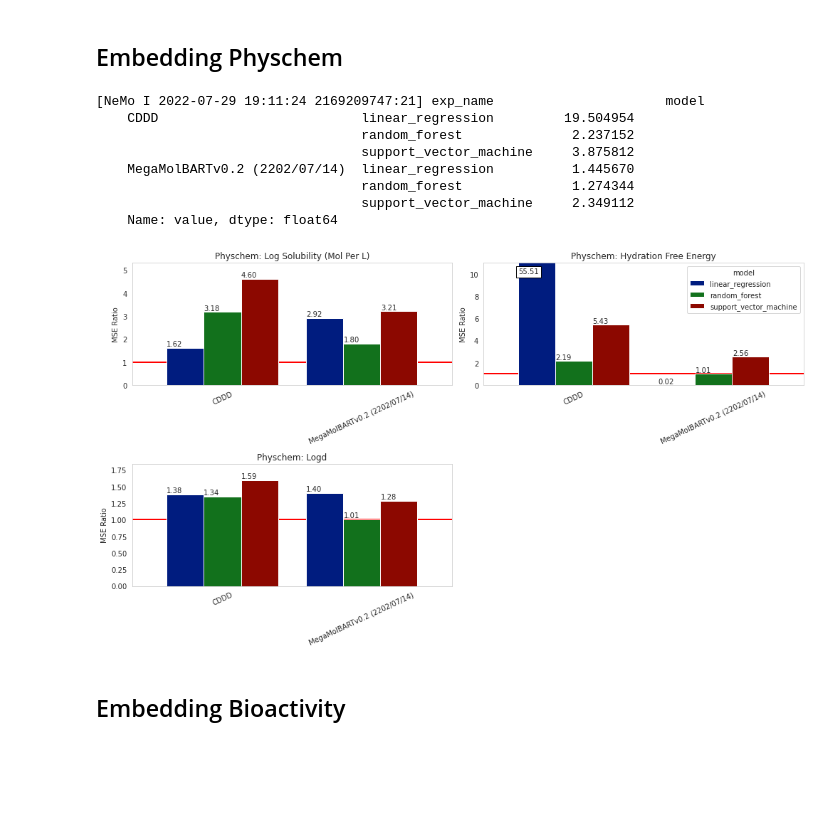
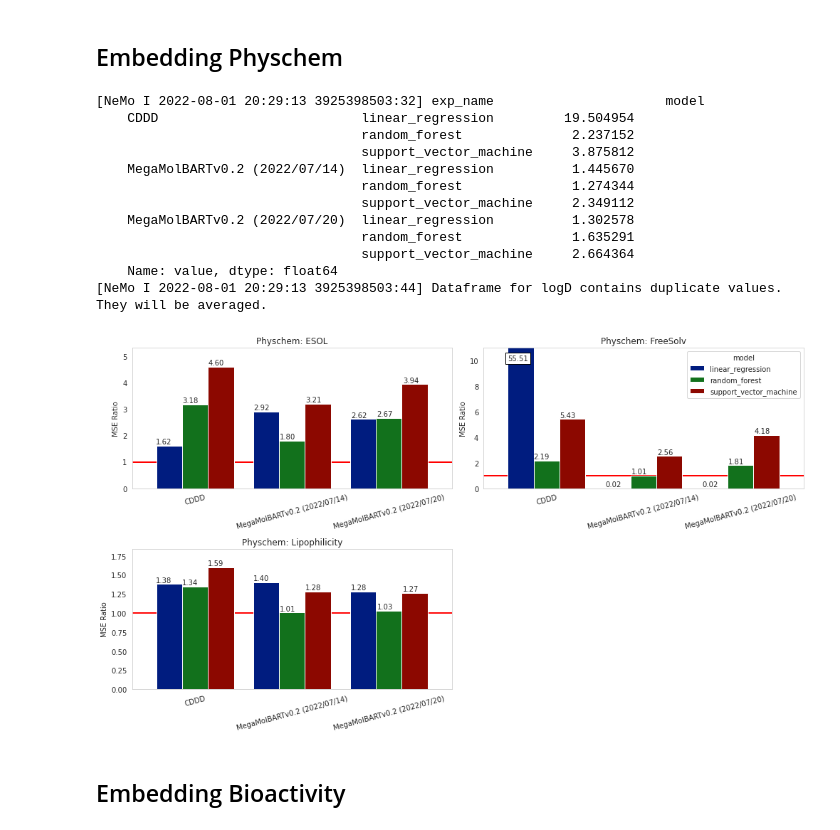
Before and after one commit to NVIDIA/cheminformatics, a Jupyter notebook: benchmark/notebooks/plot_benchmark.ipynb, the cells around one changed output. Cells and saved outputs as stored; diff of their text form; code cells hidden in the pictures; blank space fills up the shorter version.

```diff
--- a/benchmark/notebooks/plot_benchmark.ipynb
+++ b/benchmark/notebooks/plot_benchmark.ipynb
@@ -244,8 +251,8 @@ def make_multimodel_similarity_search_plot(df: pd.DataFrame,
                                            save_plots: bool = False,
                                            reports_dir: Optional[str] = None):
 
-    # Get selected data
-    kpis = ['nearest neighbor correlation']
+    # Other config -- TODO consider making configurable
+    kpis = ['nearest neighbor correlation', 'nearest_neighbor_correlation']
     kpi_field = 'name'
     comparison_field = 'exp_name'
     value_field = 'value'
@@ -269,12 +276,7 @@ def make_multimodel_similarity_search_plot(df: pd.DataFrame,
         logging.info(f'Dataframe contains duplicate values. They will be averaged.')
 
     plot_df = df.pivot_table(columns=[top_k_field], values=value_field, index=comparison_field, aggfunc='mean')
-    plot_df.plot(kind='bar', width=0.8, ax=ax, legend=True)
-
-    #ax.axhline(0.0, 0, 1, color='black', lw=2.0, zorder=-1)
-
-    #ymin, ymax = ax.get_ylim()
-    #ymax = min(ymax, max_plot_ratio) * 1.1
+    plot_df.plot(kind='bar', width=0.8, ax=ax).legend(loc=3)
     _label_bars(ax)
 
     #ax.set_ylim(ymin, ymax)
@@ -308,13 +310,14 @@ sample_df_v01 = pd.DataFrame([{'name': 'nearest neighbor correlation', 'exp_name
 
 df = pd.concat([sample_df_v01, df], axis=0).reset_index(drop=True)
 
-metric_labels_full = ['CDDD', 'MegaMolBARTv0.1', 'MegaMolBARTv0.2 (2202/07/14)']
+metric_labels_full = metric_labels.copy()
+metric_labels_full = metric_labels_full.insert(1, 'MegaMolBARTv0.1')
 metric_labels_full = pd.CategoricalDtype(metric_labels_full, ordered=True)
 df['exp_name'] = df['exp_name'].astype(metric_labels_full)
 df.sort_values('exp_name', inplace=True)
 
-#radii_query_str = 'top_k == 100.0'
-#df = df.query(radii_query_str)
+# radii_query_str = 'top_k == 100.0'
+# df = df.query(radii_query_str)
 ########
 
 make_multimodel_similarity_search_plot(df=df, save_plots=save_plots, reports_dir=reports_dir)
@@ -323,17 +326,28 @@ make_multimodel_similarity_search_plot(df=df, save_plots=save_plots, reports_dir
 # %% [markdown]
 ## Embedding Physchem
 # %%
+def _extract_physchem_name(dataset_names: List[str]):
+    dataset_converter = {'esol':'ESOL', 'freesolv':'FreeSolv', 'lipophilicity':'Lipophilicity'}
+
+    name = None
+    for name in dataset_names:
+        if '_' in name:
+            key = name.split('_')[-1]
+            name = dataset_converter.get(key, None)
+    return name
+
 def make_multimodel_physchem_plots(df: pd.DataFrame,
                                    save_plots: bool = False,
                                    max_plot_ratio: float = 10.0,
+                                   plots_per_row: int = 2,
                                    reports_dir: Optional[str] = None):
 
-    # Get selected data
-    kpis = ['physchem']
+    # Other config -- TODO consider making configurable
+    kpis = ['physchem', 'physchem_esol', 'physchem_freesolv', 'physchem_lipophilicity']
     models = ['linear_regression', 'support_vector_machine', 'random_forest']
     kpi_field = 'name'
     model_field = 'model'
-    comparison_field = 'exp_name' # radius
+    comparison_field = 'exp_name'
     value_field = 'value'
     property_field = 'property'
 
@@ -348,7 +362,6 @@ def make_multimodel_physchem_plots(df: pd.DataFrame,
     # Setup plots
     set_plotting_style()
     num_plots = len(df[property_field].unique())
-    plots_per_row = 2
     fig, axes_list = setup_plots(num_plots, plots_per_row)
 
     for i, (property_, plot_df) in enumerate(df.groupby(property_field, sort=False)):
@@ -358,48 +371,62 @@ def make_multimodel_physchem_plots(df: pd.DataFrame,
         if contains_duplicates:
             logging.info(f'Dataframe for {property_} contains duplicate values. They will be averaged.')
 
+        dataset_name = plot_df['name'].unique()
+        dataset_name = _extract_physchem_name(dataset_name)
+
         plot_df = plot_df.pivot_table(columns=[model_field], values=value_field, index=comparison_field, aggfunc='mean')
         legend = True if i == 1 else False
         plot_df.plot(kind='bar', width=0.8, ax=ax, legend=legend)
 
         ax.axhline(1.0, 0, 1, color='red', lw=2.0, zorder=-1)
-        property_title = property_.replace('_', ' ').title()
+
 
         ymin, ymax = ax.get_ylim()
         ymax = min(ymax, max_plot_ratio) * 1.1
         _label_bars(ax, 0.9 * ymax)
 
         ax.set_ylim(ymin, ymax)
-        ax.tick_params(axis='x', rotation=25)
-        ax.set_title(f'Physchem: {property_title}')
+        ax.tick_params(axis='x', rotation=15)
+
+        if dataset_name:
+            title_str = f'Physchem: {dataset_name}'
+        else:
+            units = property_.replace('_', ' ')
+            title_str = f'Physchem: {units}'
+
+        ax.set_title(title_str)
         ax.set_xlabel('')
         ax.set_ylabel(f'MSE Ratio')
 
         fig.subplots_adjust(left=0.01,
                     bottom=0.01,
                     right=0.99,
                     top=0.90,
                     wspace=0.1,
                     hspace=0.2)
     if save_plots:
         plt.tight_layout()
         save_path = os.path.join(reports_dir, 'Physchem_Aggregated_Benchmark.png')
         fig.savefig(save_path, dpi=300)
 
     return
 
 df = load_files(metric_paths=metric_paths, metric_labels=metric_labels, parse_timestamps=False)
 make_multimodel_physchem_plots(df=df, save_plots=save_plots, reports_dir=reports_dir)
 # %% [output]
-[NeMo I 2022-07-29 19:11:24 2169209747:21] exp_name                      model
+[NeMo I 2022-08-01 20:29:13 3925398503:32] exp_name                      model
     CDDD                          linear_regression         19.504954
                                   random_forest              2.237152
                                   support_vector_machine     3.875812
-    MegaMolBARTv0.2 (2202/07/14)  linear_regression          1.445670
+    MegaMolBARTv0.2 (2022/07/14)  linear_regression          1.445670
                                   random_forest              1.274344
                                   support_vector_machine     2.349112
+    MegaMolBARTv0.2 (2022/07/20)  linear_regression          1.302578
+                                  random_forest              1.635291
+                                  support_vector_machine     2.664364
     Name: value, dtype: float64
+[NeMo I 2022-08-01 20:29:13 3925398503:44] Dataframe for logD contains duplicate values. They will be averaged.
-[figure, old version]
+[figure, new version]
 # %% [markdown]
 ## Embedding Bioactivity
 # %%
```
Also changed, not shown: parts of 11 cells of this notebook.
